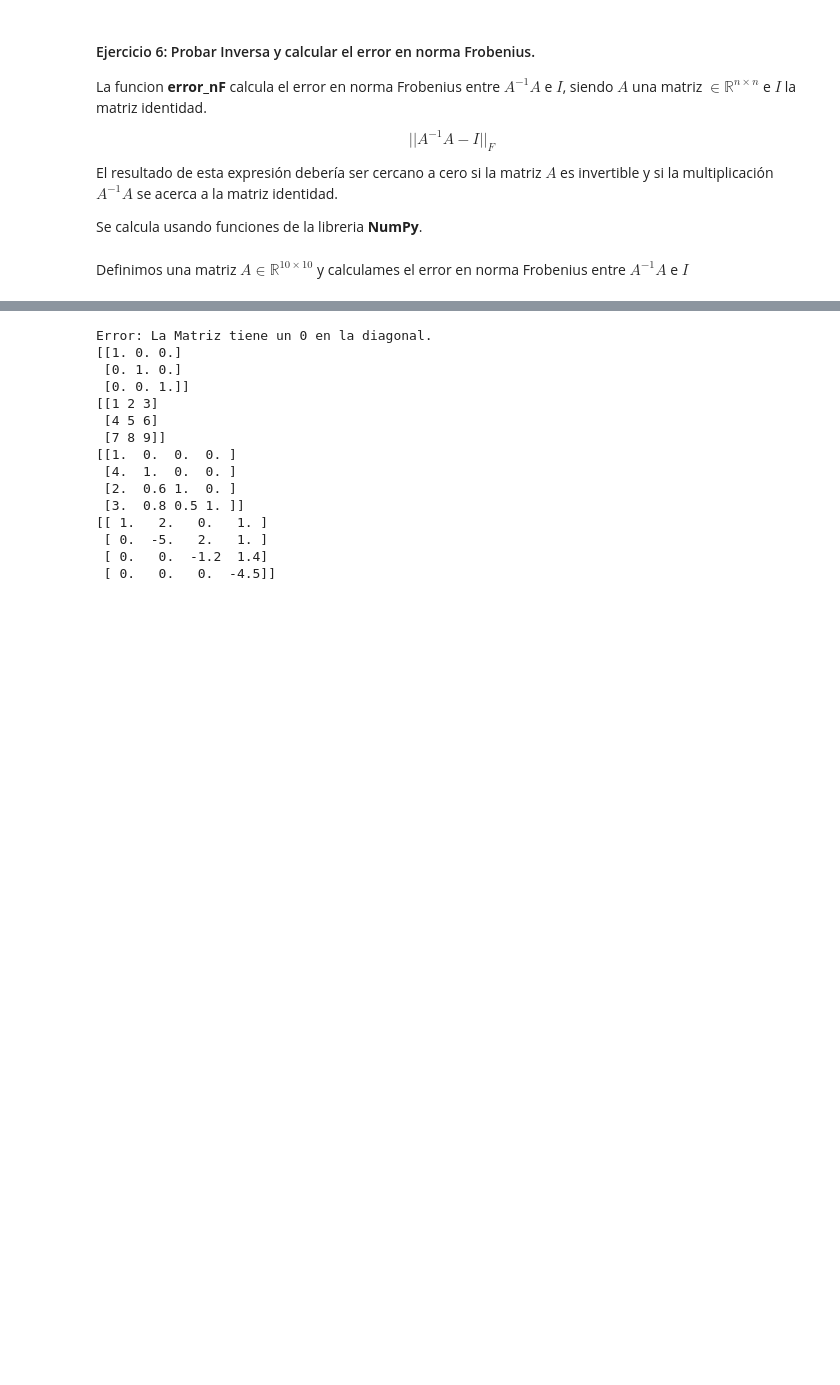
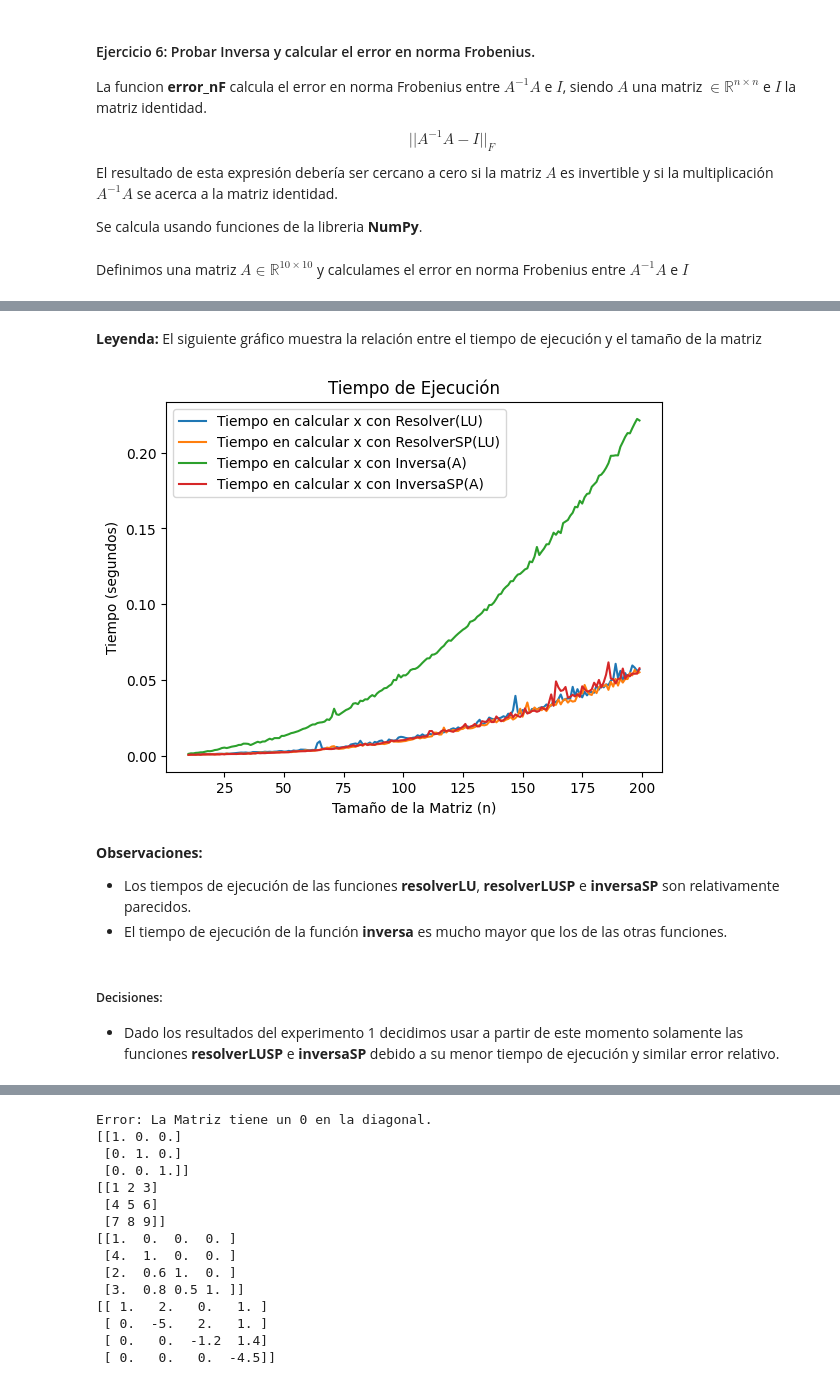
Before and after one commit to MarioSigal/TPs-Algebra_Lineal_Computacional, a Jupyter notebook: tp_solucion.ipynb, the cells around one changed output, grey strips where cells are left out. Drawn from its saved outputs; the diff is of its cells as text; code cells hidden in the pictures; blank space fills up the shorter version.

```diff
--- a/tp_solucion.ipynb
+++ b/tp_solucion.ipynb
@@ -333,0 +449,25 @@ El error expresado en escala logaritmica es:
+# %% [markdown]
+__Leyenda:__ El siguiente gráfico muestra la relación entre el tiempo de ejecución y el tamaño de la matriz
+# %%
+n = np.arange(10, len(v1))
+plt.plot(n, tiempo1[10:], label='Tiempo en calcular x con Resolver(LU)')
+plt.plot(n, tiempo2[10:], label='Tiempo en calcular x con ResolverSP(LU)')
+plt.plot(n, tiempo3[10:], label='Tiempo en calcular x con Inversa(A)')
+plt.plot(n, tiempo4[10:], label='Tiempo en calcular x con InversaSP(A)')
+
+plt.title('Tiempo de Ejecución')
+
+plt.xlabel('Tamaño de la Matriz (n)')
+plt.ylabel('Tiempo (segundos)')
+plt.legend()
+
+plt.show()
+# %% [output]
+[figure, added]
+# %% [markdown]
+__Observaciones:__
+- Los tiempos de ejecución de las funciones __resolverLU__, __resolverLUSP__ e __inversaSP__ son relativamente parecidos.
+- El tiempo de ejecución de la función __inversa__ es mucho mayor que los de las otras funciones.
+# %% [markdown]
+##### Decisiones:
+- Dado los resultados del experimento 1 decidimos usar a partir de este momento solamente las funciones __resolverLUSP__ e __inversaSP__ debido a su menor tiempo de ejecución y similar error relativo.
```
Also changed, not shown: parts of 23 cells of this notebook.
